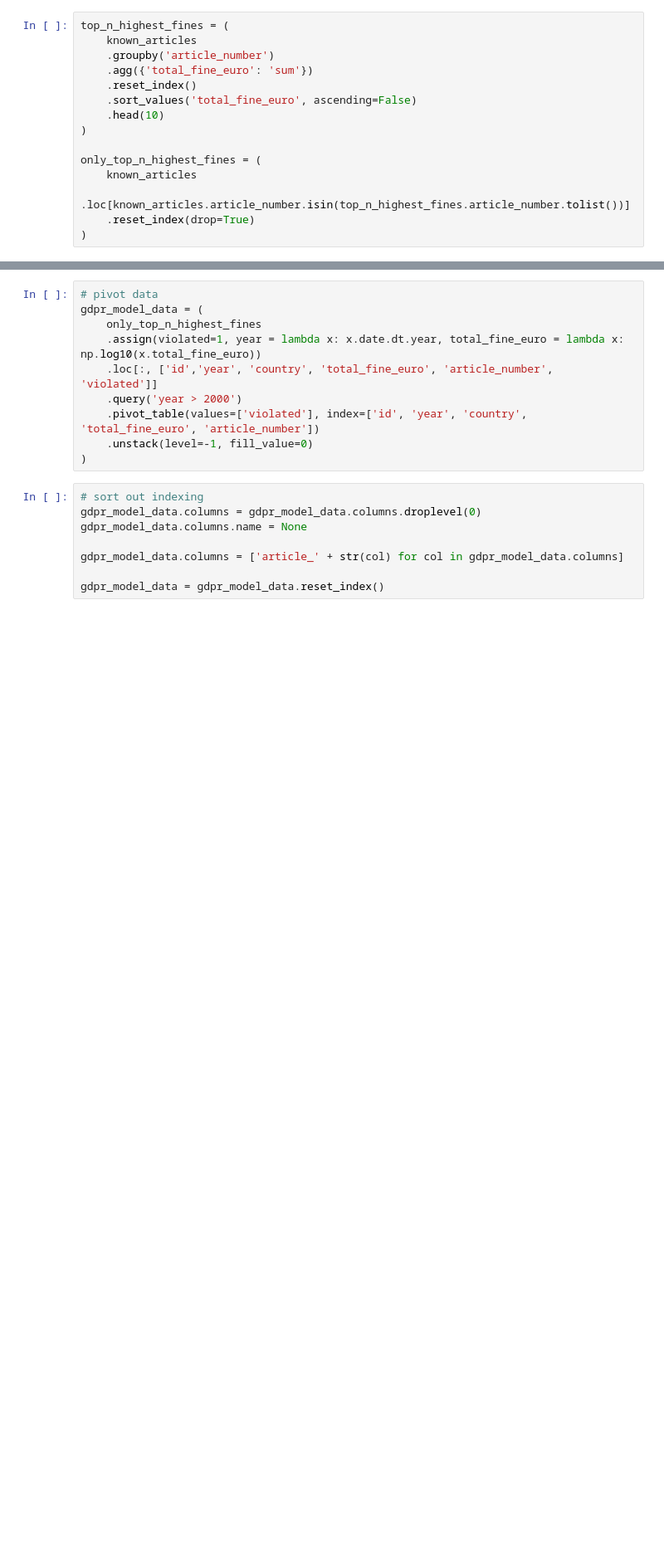
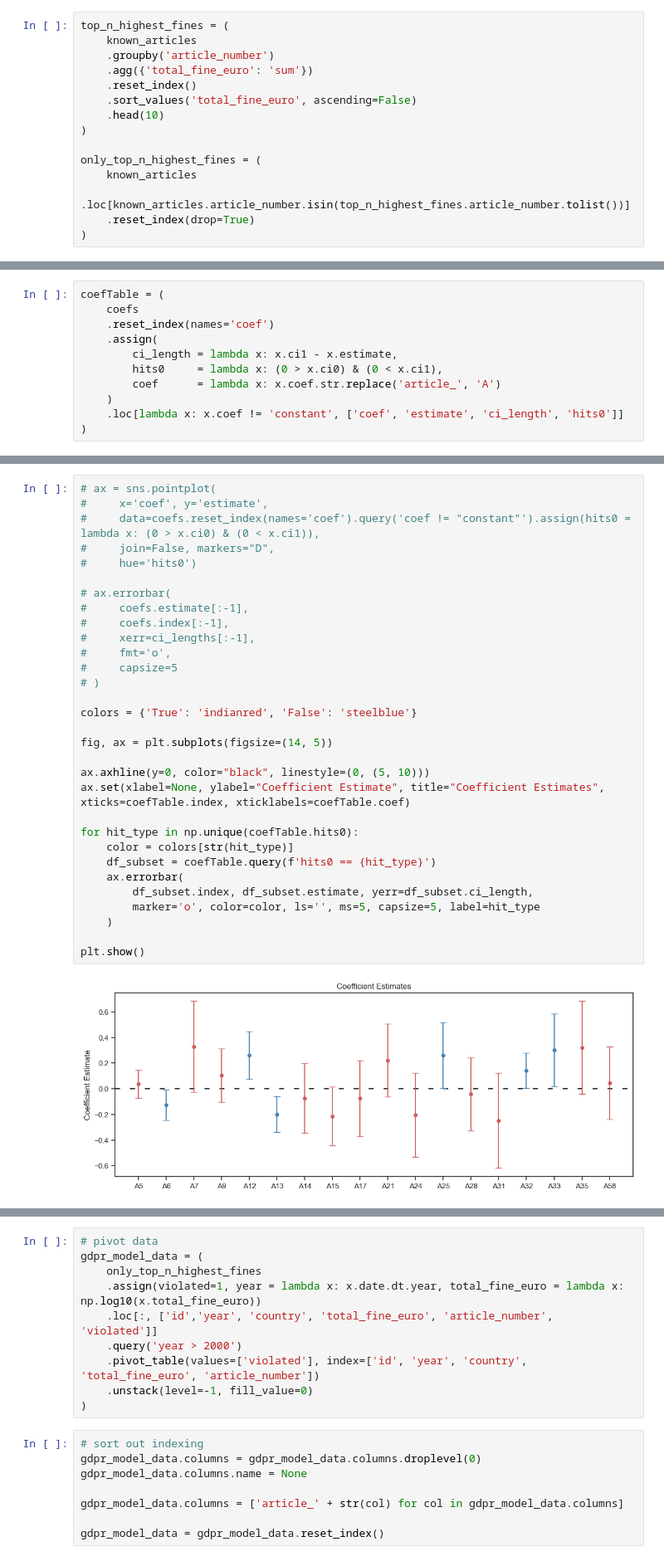
Before and after one commit to dc27/gdpr-fines-analysis, a Jupyter notebook: dev.ipynb, the cells around one changed output, grey strips where cells are left out. Shown at 83% size. Cells and saved outputs as stored; diff of their text form; blank space fills up the shorter version.

```diff
--- a/dev.ipynb
+++ b/dev.ipynb
@@ -163,0 +215,11 @@ ax.yaxis.grid(True)
+# %%
+coefTable = (
+    coefs
+    .reset_index(names='coef')
+    .assign(
+        ci_length = lambda x: x.ci1 - x.estimate,
+        hits0     = lambda x: (0 > x.ci0) & (0 < x.ci1),
+        coef      = lambda x: x.coef.str.replace('article_', 'A')
+    )
+    .loc[lambda x: x.coef != 'constant', ['coef', 'estimate', 'ci_length', 'hits0']]
+)
@@ -163,0 +232,33 @@ ax.yaxis.grid(True)
+# %%
+# ax = sns.pointplot(
+#     x='coef', y='estimate',
+#     data=coefs.reset_index(names='coef').query('coef != "constant"').assign(hits0 = lambda x: (0 > x.ci0) & (0 < x.ci1)),
+#     join=False, markers="D",
+#     hue='hits0')
+
+# ax.errorbar(
+#     coefs.estimate[:-1],
+#     coefs.index[:-1],
+#     xerr=ci_lengths[:-1],
+#     fmt='o',
+#     capsize=5
+# )
+
+colors = {'True': 'indianred', 'False': 'steelblue'}
+
+fig, ax = plt.subplots(figsize=(14, 5))
+
+ax.axhline(y=0, color="black", linestyle=(0, (5, 10)))
+ax.set(xlabel=None, ylabel="Coefficient Estimate", title="Coefficient Estimates", xticks=coefTable.index, xticklabels=coefTable.coef)
+
+for hit_type in np.unique(coefTable.hits0):
+    color = colors[str(hit_type)]
+    df_subset = coefTable.query(f'hits0 == {hit_type}')
+    ax.errorbar(
+        df_subset.index, df_subset.estimate, yerr=df_subset.ci_length,
+        marker='o', color=color, ls='', ms=5, capsize=5, label=hit_type
+    )
+
+plt.show()
+# %% [output]
+[figure, added]
```
Also changed, not shown: parts of 24 cells of this notebook, 1 other file.
